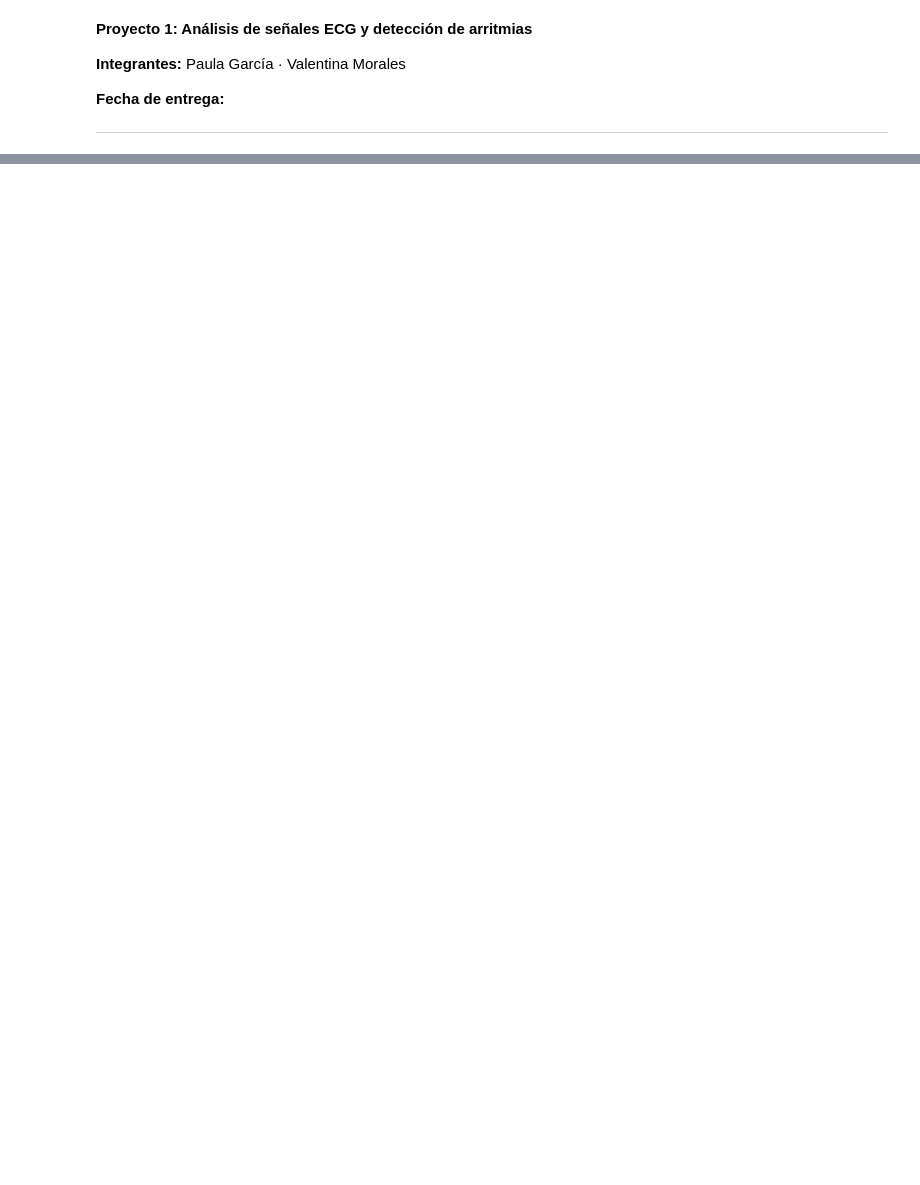
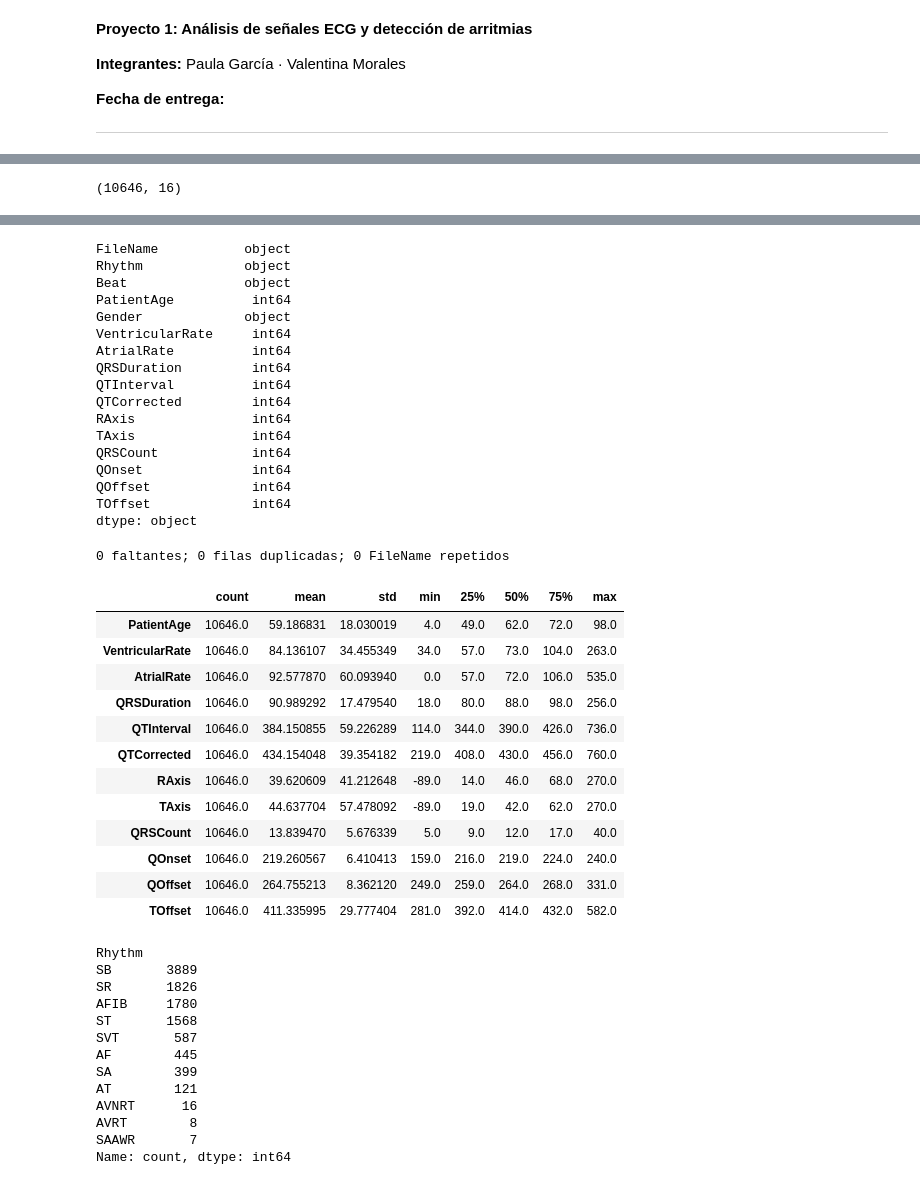
Before and after one commit to valentinamoralese/Biose-ales-Valentina-Morales-Paula-Garcia, a Jupyter notebook: Proyecto1_Valentina_Paula.ipynb, the cells around one changed output, grey strips where cells are left out. Saved outputs shown, nothing was run; the diff lists cells and outputs as text; code cells hidden in the pictures; blank space fills up the shorter version.

```diff
--- a/Proyecto1_Valentina_Paula.ipynb
+++ b/Proyecto1_Valentina_Paula.ipynb
@@ -62,0 +67,36 @@ Hay varias limitaciones. Con ventanas superpuestas puede haber fuga de datos: si
+# %%
+import numpy as np
+import pandas as pd
+import matplotlib.pyplot as plt
+import seaborn as sns
+from scipy import signal, stats
+from pathlib import Path
+
+pd.set_option("display.max_columns", None)
+sns.set_theme(style="whitegrid")
+
+RUTA_DIAGNOSTICS = Path("Diagnostics.xlsx")
+RUTA_SENALES = Path("ECGDataDenoised")
+
+df = pd.read_excel(RUTA_DIAGNOSTICS)
+
+print(df.shape)
+display(df.head())
+display(df.dtypes)
+
+# faltantes y duplicados
+print(df.isna().sum().sum(), "faltantes;", df.duplicated().sum(), "filas duplicadas;",
+      df["FileName"].duplicated().sum(), "FileName repetidos")
+
+# resumen numérico y categórico
+display(df.describe().T)
+for c in ["Rhythm", "Gender"]:
+    display(df[c].value_counts())
+print("Beat:", df["Beat"].nunique(), "combinaciones;", (df["Beat"] == "NONE").mean().round(3), "es NONE")
+
+# chequeos de rango
+print("menores de 18:", (df.PatientAge < 18).sum())
+print("QRS < 40 ms:", (df.QRSDuration < 40).sum())
+print("AtrialRate == 0:", (df.AtrialRate == 0).sum())
+# %% [output]
+(10646, 16)
@@ -62,0 +109,44 @@ Hay varias limitaciones. Con ventanas superpuestas puede haber fuga de datos: si
+FileName           object
+Rhythm             object
+Beat               object
+PatientAge          int64
+Gender             object
+VentricularRate     int64
+AtrialRate          int64
+QRSDuration         int64
+QTInterval          int64
+QTCorrected         int64
+RAxis               int64
+TAxis               int64
+QRSCount            int64
+QOnset              int64
+QOffset             int64
+TOffset             int64
+dtype: object
+0 faltantes; 0 filas duplicadas; 0 FileName repetidos
+|  | count | mean | std | min | 25% | 50% | 75% | max |
+| PatientAge | 10646.0 | 59.186831 | 18.030019 | 4.0 | 49.0 | 62.0 | 72.0 | 98.0 |
+| VentricularRate | 10646.0 | 84.136107 | 34.455349 | 34.0 | 57.0 | 73.0 | 104.0 | 263.0 |
+| AtrialRate | 10646.0 | 92.577870 | 60.093940 | 0.0 | 57.0 | 72.0 | 106.0 | 535.0 |
+| QRSDuration | 10646.0 | 90.989292 | 17.479540 | 18.0 | 80.0 | 88.0 | 98.0 | 256.0 |
+| QTInterval | 10646.0 | 384.150855 | 59.226289 | 114.0 | 344.0 | 390.0 | 426.0 | 736.0 |
+| QTCorrected | 10646.0 | 434.154048 | 39.354182 | 219.0 | 408.0 | 430.0 | 456.0 | 760.0 |
+| RAxis | 10646.0 | 39.620609 | 41.212648 | -89.0 | 14.0 | 46.0 | 68.0 | 270.0 |
+| TAxis | 10646.0 | 44.637704 | 57.478092 | -89.0 | 19.0 | 42.0 | 62.0 | 270.0 |
+| QRSCount | 10646.0 | 13.839470 | 5.676339 | 5.0 | 9.0 | 12.0 | 17.0 | 40.0 |
+| QOnset | 10646.0 | 219.260567 | 6.410413 | 159.0 | 216.0 | 219.0 | 224.0 | 240.0 |
+| QOffset | 10646.0 | 264.755213 | 8.362120 | 249.0 | 259.0 | 264.0 | 268.0 | 331.0 |
+| TOffset | 10646.0 | 411.335995 | 29.777404 | 281.0 | 392.0 | 414.0 | 432.0 | 582.0 |
+Rhythm
+SB       3889
+SR       1826
+AFIB     1780
+ST       1568
+SVT       587
+AF        445
+SA        399
+AT        121
+AVNRT      16
+AVRT        8
+SAAWR       7
+Name: count, dtype: int64
```
Also changed, not shown: parts of 11 cells of this notebook.
